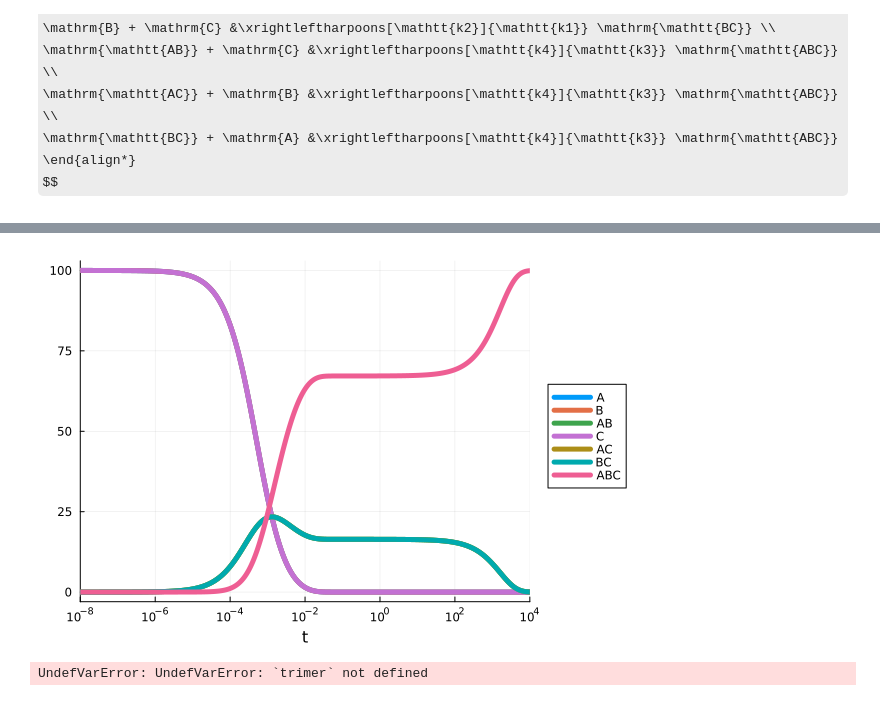
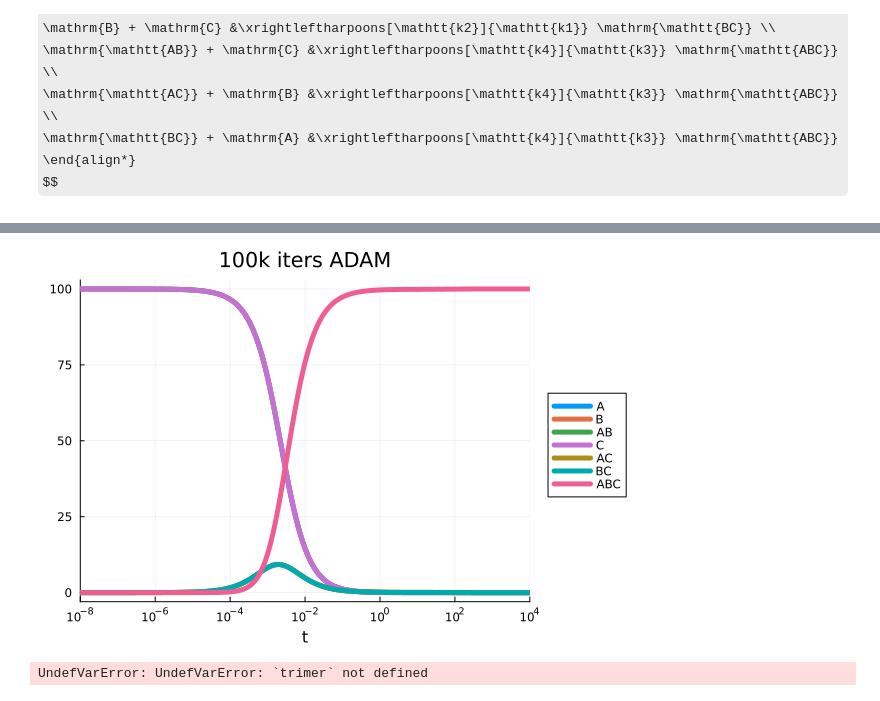
Before and after one commit to takeshita-sho/KineticAssembly, a Jupyter notebook: KineticAssemblyJ/test.ipynb, the cells around one changed output, grey strips where cells are left out. Cells and saved outputs as stored; diff of their text form; code cells hidden in the pictures; some formulas as TeX source.

```diff
--- a/KineticAssemblyJ/test.ipynb
+++ b/KineticAssemblyJ/test.ipynb
@@ -42,10 +49,10 @@ plot(sol,xaxis=:log; lw = 5,legend=:outerright)
 # %%
-arr = [9.996490588731989, 0.00020604302788637893, 9.917447637368548, 4.2132830871846186e-13]
-ode = ODEProblem(trimer, u0, (.00000001,10000), [:k1=>arr[1], :k2=>arr[2], :k3=>arr[3], :k4=>arr[4]])#; jac = true) #Using the jacobian
+arr = Dict(:k1 => 1.733497402051894, :k2 => 0.0035730044497270905, :k3 => 9.999193874516529, :k4 => 4.2480117846287885e-11)
+ode = ODEProblem(trimer, u0, (.00000001,10000), arr)#; jac = true) #Using the jacobian
 sol = solve(ode,Rodas5P())
-plot(sol,xaxis=:log; lw = 5,legend=:outerright)
+plot(sol,xaxis=:log; lw = 5,legend=:outerright,title="100k iters ADAM")
 # %% [output]
-[figure, old version]
+[figure, new version]
 # %%
 trimer
 # %% [output]
```
Also changed, not shown: parts of 5 cells of this notebook.
